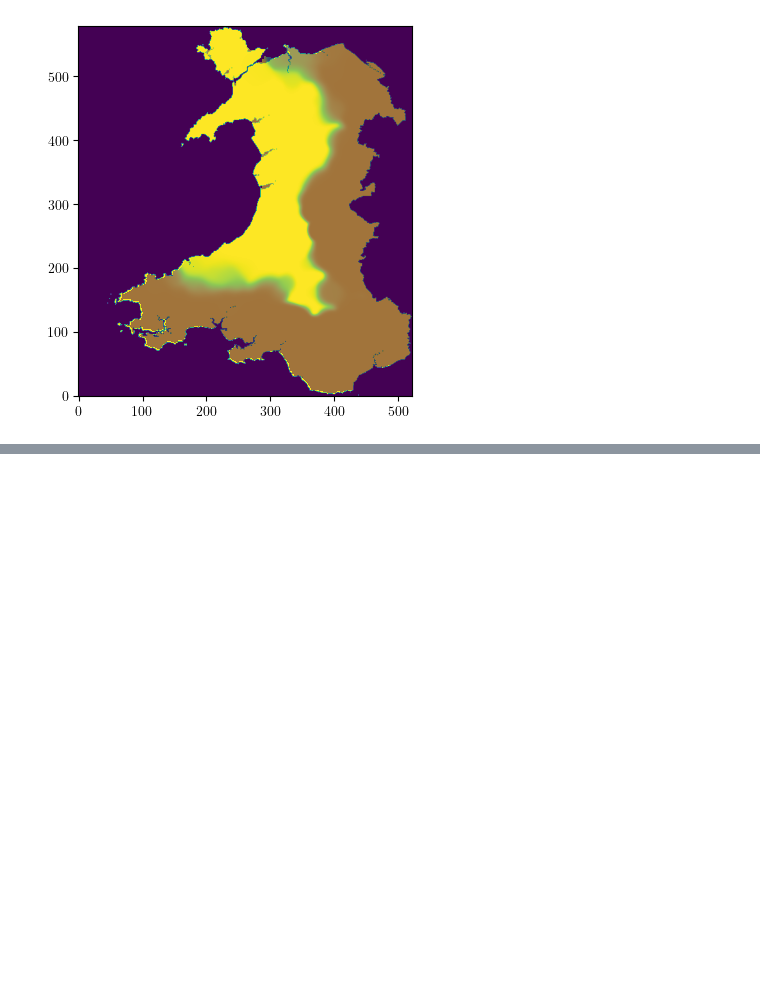
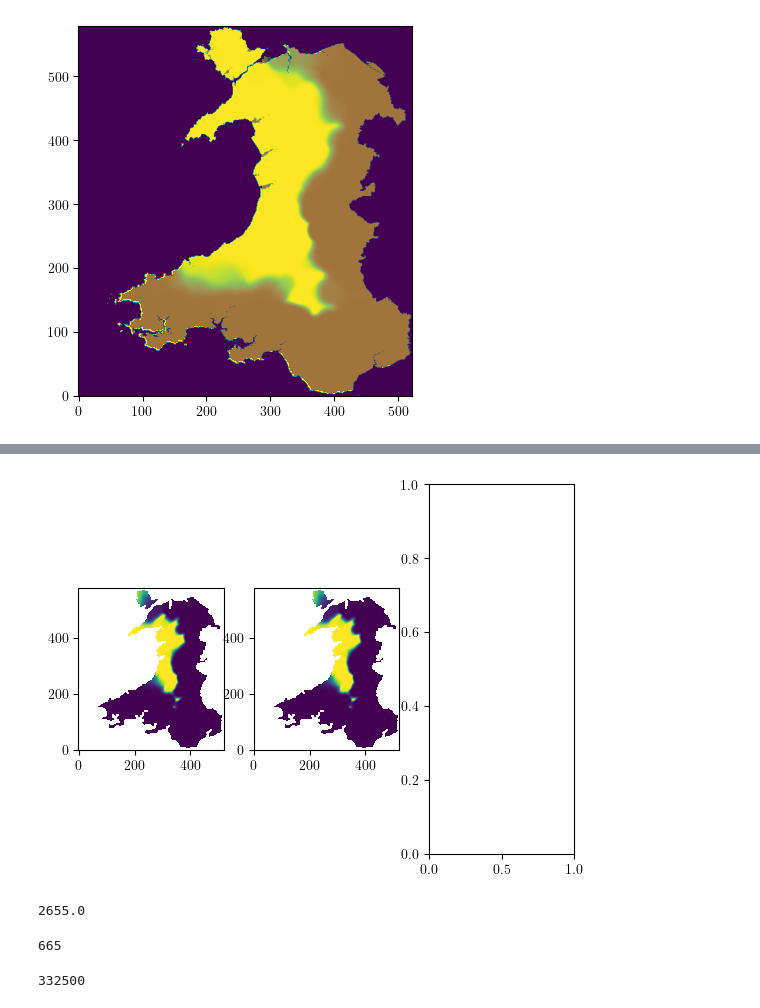
Before and after one commit to dbcq/modelling_language_decline, a Jupyter notebook: code/comparing_wales.ipynb, the cells around one changed output, grey strips where cells are left out. Saved outputs shown, nothing was run; the diff lists cells and outputs as text; code cells hidden in the pictures; blank space fills up the shorter version.

```diff
--- a/code/comparing_wales.ipynb
+++ b/code/comparing_wales.ipynb
@@ -215,0 +368,23 @@ print(total_diffs)
+# %%
+fig, axs = plt.subplots(1, 3)
+
+
+
+freq_mask = Image.open("attempt2_wales_country_mask.tif")
+freq_mask = np.array(freq_mask).astype(bool)
+freq_mask = np.flip(freq_mask, axis=0)
+mask_shape = freq_mask.shape
+
+for i, n in enumerate([0, 230]):
+    k = 55000
+    freq = np.load(f"walesICbook5Alpha1.7Beta1.1SigmavarFactor2Deltat0.0004Tmax500.0_0/walesICbook5Alpha1.7Beta1.1SigmavarFactor2Deltat0.0004Tmax500.0MEMORY_0_{k}.npy")
+    freq = freq[:mask_shape[0], :mask_shape[1]]
+    freq[~freq_mask] = np.nan
+
+#     ax = axs[0]
+#     diff_ = ax.imshow(diff, origin='lower', cmap='viridis')
+
+    ax = axs[i]
+    ax.imshow(freq, origin='lower')
+# %% [output]
+[figure, added]
@@ -216,3 +393,15 @@ print(total_diffs)
+# %%
+1850+332500*f
+# %% [output]
+2655.0
+# %%
+len(total_diffs)//2 + 40
+# %% [output]
+665
+# %%
+nums[665]
+# %% [output]
+332500
 # %%
 from PIL import Image
 
```
Also changed, not shown: parts of 11 cells of this notebook.
